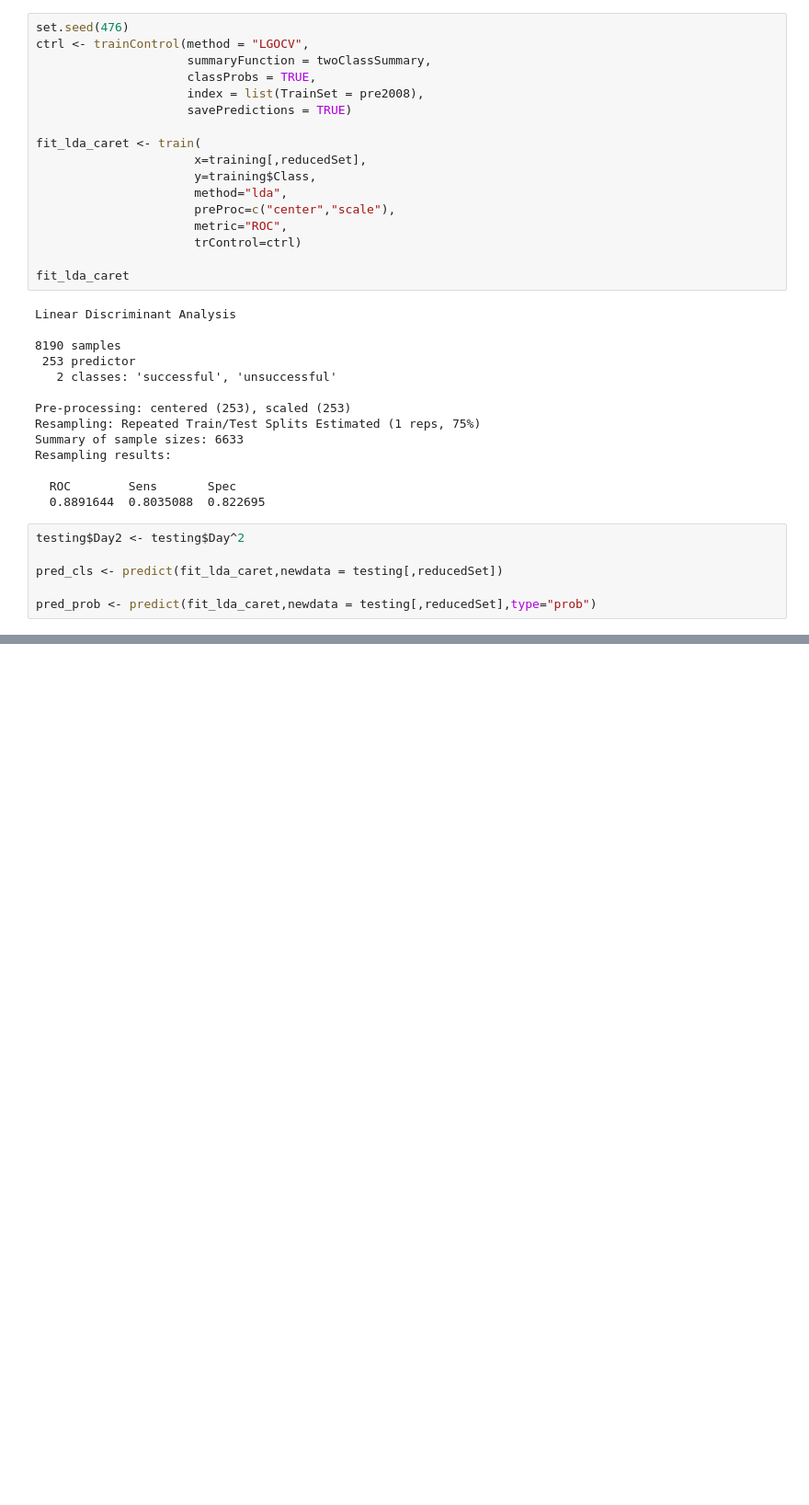
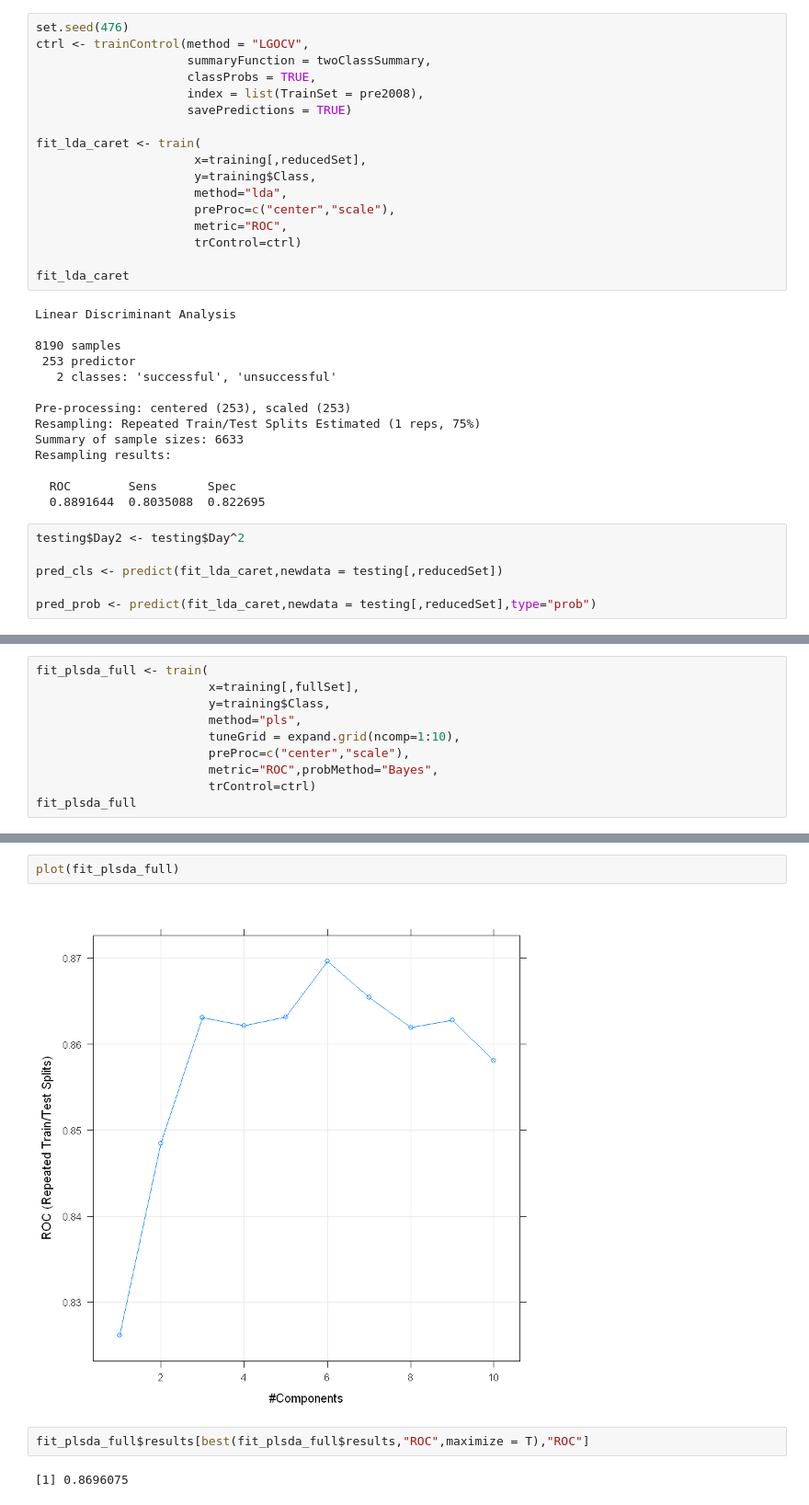
Before and after one commit to Randallzoeng/BookClub, a Jupyter notebook: AppliedPredictiveModeling/Chap. 12 Discriminant Analysis and Other Linear Classification Models.ipynb, the cells around one changed output, grey strips where cells are left out. Shown at 92% size. Cells and saved outputs as stored; diff of their text form; blank space fills up the shorter version.

```diff
--- a/AppliedPredictiveModeling/Chap. 12 Discriminant Analysis and Other Linear Classification Models.ipynb
+++ b/AppliedPredictiveModeling/Chap. 12 Discriminant Analysis and Other Linear Classification Models.ipynb
@@ -354,0 +403,10 @@ pred_prob <- predict(fit_lda_caret,newdata = testing[,reducedSet],type="prob")
+# %%
+fit_plsda_full <- train(
+                        x=training[,fullSet],
+                        y=training$Class,
+                        method="pls",
+                        tuneGrid = expand.grid(ncomp=1:10),
+                        preProc=c("center","scale"),
+                        metric="ROC",probMethod="Bayes",
+                        trControl=ctrl)
+fit_plsda_full
@@ -354,0 +431,8 @@ pred_prob <- predict(fit_lda_caret,newdata = testing[,reducedSet],type="prob")
+# %%
+plot(fit_plsda_full)
+# %% [output]
+[figure, added]
+# %%
+fit_plsda_full$results[best(fit_plsda_full$results,"ROC",maximize = T),"ROC"]
+# %% [output]
+[1] 0.8696075
```
Also changed, not shown: parts of 11 cells of this notebook.
